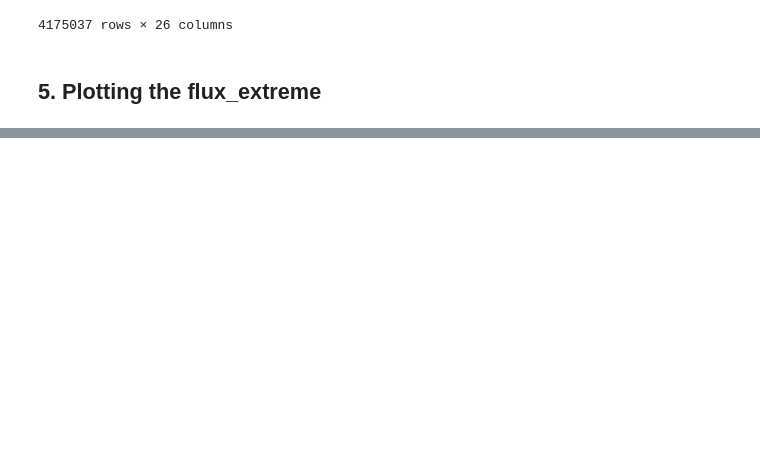
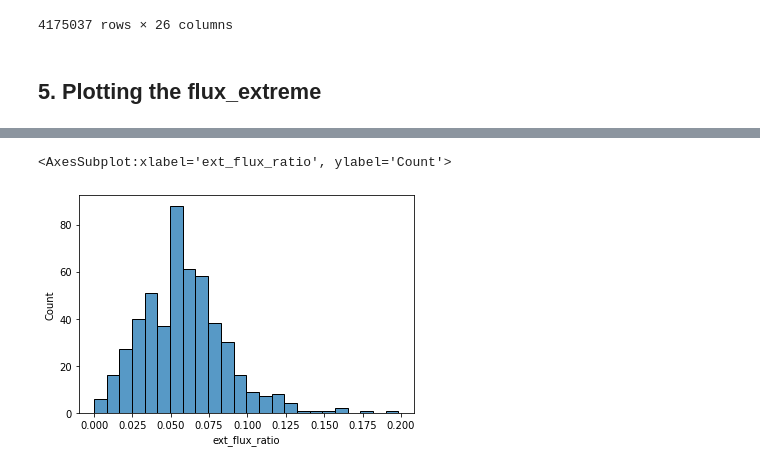
Before and after one commit to oaflores28/WatershedChallenge, a Jupyter notebook: Notebook_1_WaterShed.ipynb, the cells around one changed output, grey strips where cells are left out. Saved outputs shown, nothing was run; the diff lists cells and outputs as text; code cells hidden in the pictures; blank space fills up the shorter version.

Commit message:
Part of Q5
[Q3] Added argument to one plot_one_timeserie method in order to plot using another dataframe.
[Q5] WIP of question.

```diff
--- a/Notebook_1_WaterShed.ipynb
+++ b/Notebook_1_WaterShed.ipynb
@@ -555,0 +561,6 @@ We'll take a look at the amount of extreme values each station has.
+# %%
+df_aux_flux = df_flux_complete.groupby(['gauge_name']).agg(count_total=('date','count'),
+                                                           count_ext_flux=('flux_extreme','sum')
+                                                          ).reset_index()
+df_aux_flux['ext_flux_ratio'] = df_aux_flux['count_ext_flux']/df_aux_flux['count_total']
+df_aux_flux
@@ -555,0 +581,5 @@ We'll take a look at the amount of extreme values each station has.
+# %%
+sns.histplot(df_aux_flux['ext_flux_ratio'])
+# %% [output]
+<AxesSubplot:xlabel='ext_flux_ratio', ylabel='Count'>
+[figure, added]
```
Also changed, not shown: parts of 7 cells of this notebook.
